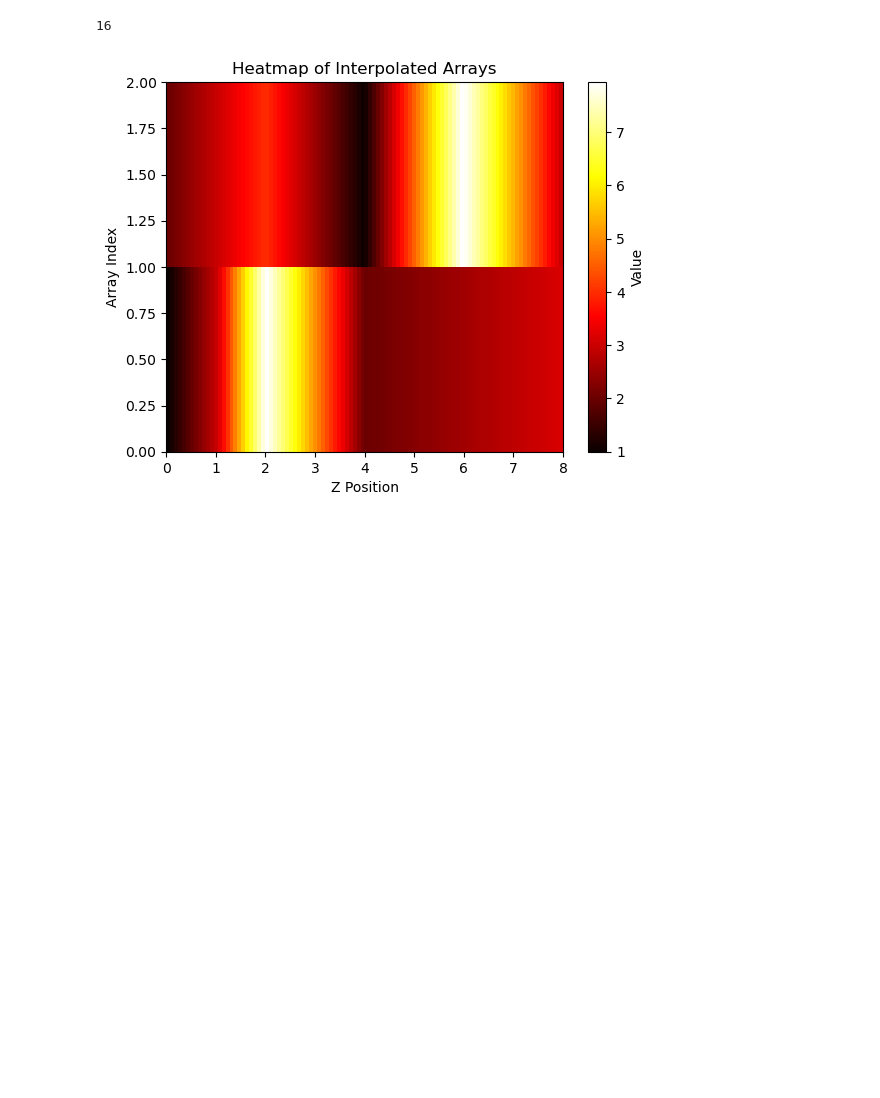
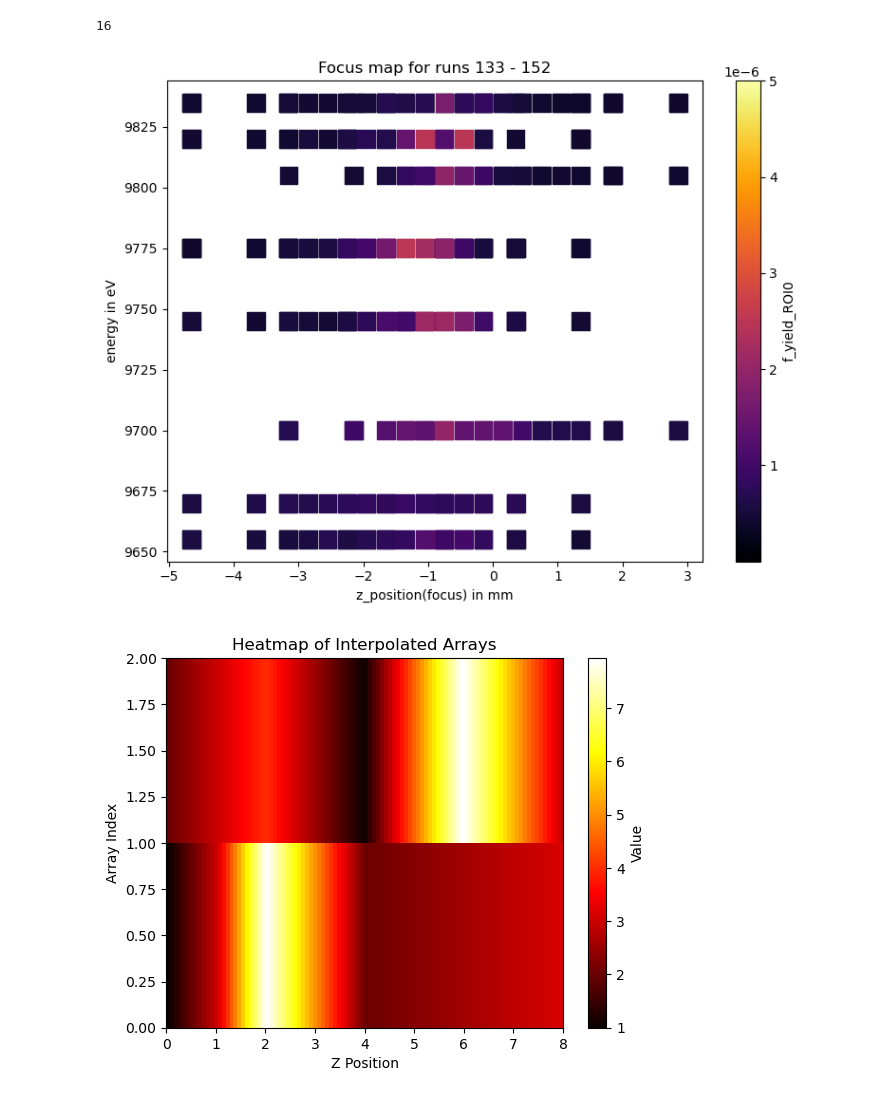
Before and after one commit to sjgrimm/EuXFEL6933, a Jupyter notebook: FocusScan.ipynb, the cells around one changed output. Cells and saved outputs as stored; diff of their text form; code cells hidden in the pictures; blank space fills up the shorter version.

```diff
--- a/FocusScan.ipynb
+++ b/FocusScan.ipynb
@@ -82,33 +95,28 @@ int('0016')[]
 # %% [output]
 16
 # %%
-h = df['injector_pos'].to_numpy()
-d, x, _ = plt.hist(h, bins=700)
-plt.show()
-z_pos_real_x = np.where(d>7.5)
-z_pos_real = x[z_pos_real_x]
-print(np.any([el in z_pos_real for el in df['injector_pos'].unique()]))
+# Erstelle den Scatter-Plot und setze min und max für die Farbskala
+plt.figure(figsize=(8, 6))
 
-min_z = min(z_pos)
-max_z = max(z_pos)
-plt.plot(z_pos)
+# Definiere manuelle min/max-Werte für die Farbskala
+vmin = 5e-6  # Beispiel für das minimale f_yield_ROI0
+vmax = 1e-9  # Beispiel für das maximale f_yield_ROI0
 
-plot_img=np.zeros((len(energies), len(z_pos)))
+sc = plt.scatter(df['injector_pos'], df['photon_energy'], marker='s', c=df['f_yield_ROI0'], cmap='inferno', s=180, vmin=vmin, vmax=vmax)
 
-for i, e in enumerate(energies):
-    plot_img[i,:] = df[df['photon_energy']==e]['f_yield_ROI0'].to_numpy()
+# Füge eine Farbleiste hinzu
+plt.colorbar(sc, label='f_yield_ROI0')
 
-# Plot
-plt.figure(dpi=150)
-plt.imshow(plot_img, aspect=1, cmap='inferno', origin='lower')
-plt.colorbar(label='f_yield')
-#plt.xticks(y_pos, np.array(y_pos, dtype=int)/1000)
-plt.yticks(energies, energies)
+plt.title('Focus map for runs {} - {}'.format(runs[0], runs[-1]))
+#plt.yticks(np.arange(len(data))+0.5, energies[:len(data)])
 plt.ylabel('energy in eV')
 plt.xlabel('z_position(focus) in mm')
 plt.tight_layout()
-#plt.savefig('overview3.png', format='png')
+
+# Zeige den Plot
 plt.show()
+# %% [output]
+[figure, added]
 # %%
 import numpy as np
 import matplotlib.pyplot as plt
```
Also changed, not shown: parts of 1 cell of this notebook, 1 other file.
